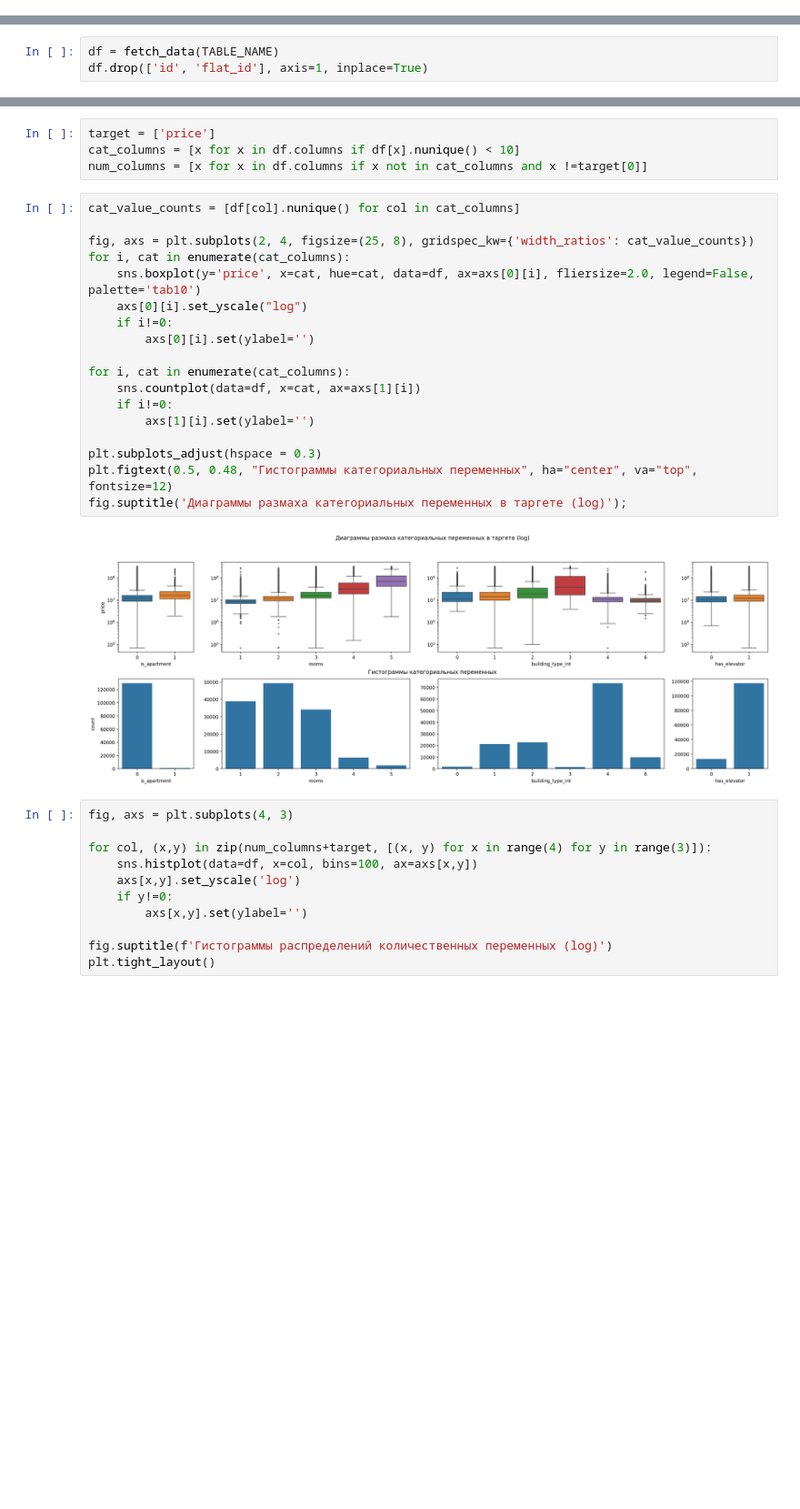
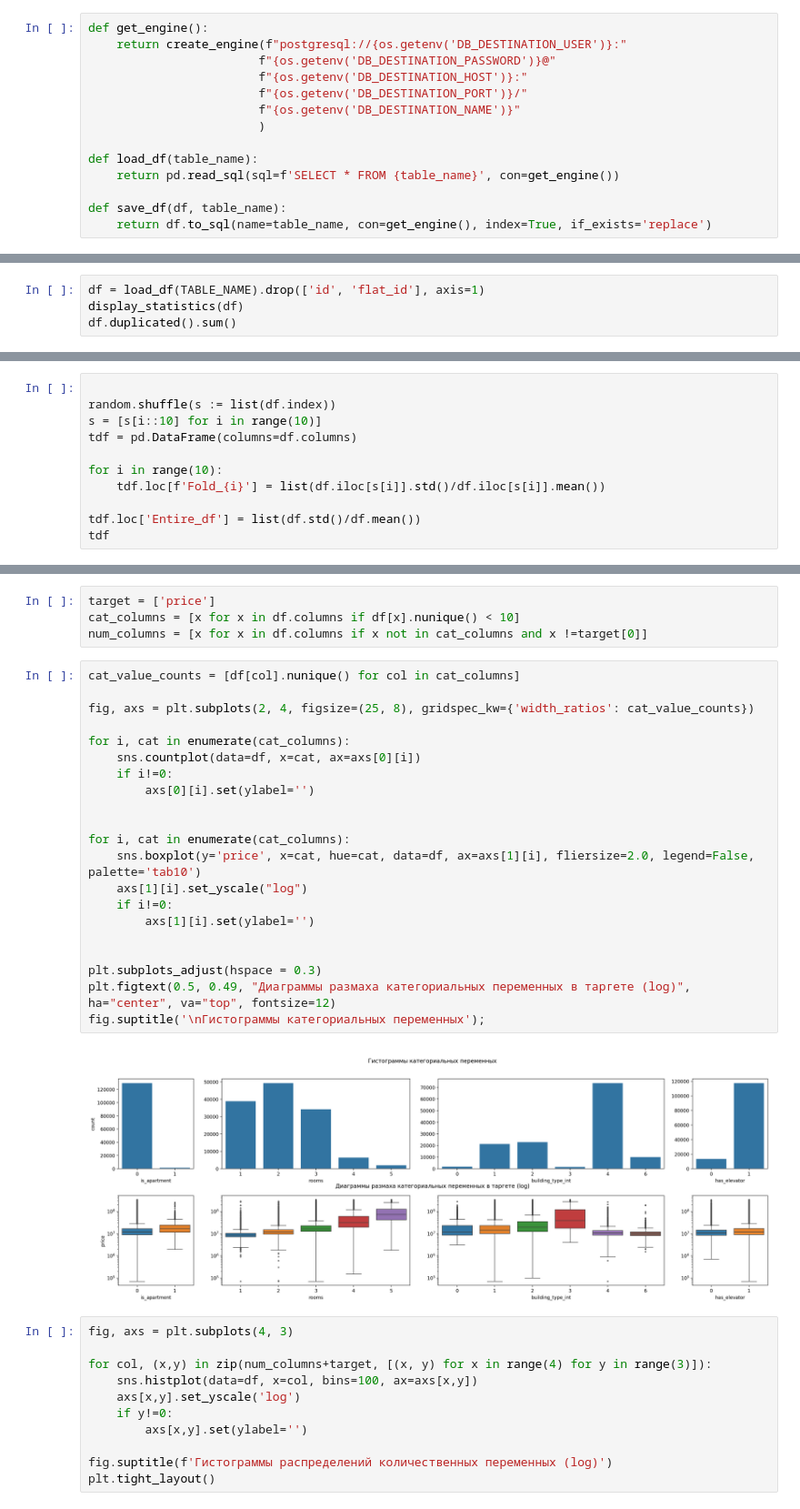
Before and after one commit to vvbelyanin/mle-project-sprint-2-v001, a Jupyter notebook: model_improvement/mle-project-sprint-2-v002.ipynb, the cells around one changed output, grey strips where cells are left out. Shown at 91% size. Drawn from its saved outputs; the diff is of its cells as text; blank space fills up the shorter version.

```diff
--- a/model_improvement/mle-project-sprint-2-v002.ipynb
+++ b/model_improvement/mle-project-sprint-2-v002.ipynb
@@ -94,0 +107,14 @@ plt.rcParams['figure.figsize'] = (20, 8)
+# %%
+def get_engine():
+    return create_engine(f"postgresql://{os.getenv('DB_DESTINATION_USER')}:"
+                        f"{os.getenv('DB_DESTINATION_PASSWORD')}@"
+                        f"{os.getenv('DB_DESTINATION_HOST')}:"
+                        f"{os.getenv('DB_DESTINATION_PORT')}/"
+                        f"{os.getenv('DB_DESTINATION_NAME')}"
+                        )
+
+def load_df(table_name):
+    return pd.read_sql(sql=f'SELECT * FROM {table_name}', con=get_engine())
+
+def save_df(df, table_name):
+    return df.to_sql(name=table_name, con=get_engine(), index=True, if_exists='replace')
@@ -95,3 +148,4 @@ plt.rcParams['figure.figsize'] = (20, 8)
 # %%
-df = fetch_data(TABLE_NAME)
-df.drop(['id', 'flat_id'], axis=1, inplace=True)
+df = load_df(TABLE_NAME).drop(['id', 'flat_id'], axis=1)
+display_statistics(df)
+df.duplicated().sum()
@@ -121,0 +154,11 @@ df.isna().isna().sum().sum(), df.duplicated().sum()
+# %%
+
+random.shuffle(s := list(df.index))
+s = [s[i::10] for i in range(10)]
+tdf = pd.DataFrame(columns=df.columns)
+
+for i in range(10):
+    tdf.loc[f'Fold_{i}'] = list(df.iloc[s[i]].std()/df.iloc[s[i]].mean())
+
+tdf.loc['Entire_df'] = list(df.std()/df.mean())
+tdf
@@ -149,23 +205,26 @@ num_columns = [x for x in df.columns if x not in cat_columns and x !=target[0]]
 # %%
 cat_value_counts = [df[col].nunique() for col in cat_columns]
 
 fig, axs = plt.subplots(2, 4, figsize=(25, 8), gridspec_kw={'width_ratios': cat_value_counts})
+
 for i, cat in enumerate(cat_columns):
-    sns.boxplot(y='price', x=cat, hue=cat, data=df, ax=axs[0][i], fliersize=2.0, legend=False, palette='tab10')
-    axs[0][i].set_yscale("log")
+    sns.countplot(data=df, x=cat, ax=axs[0][i])
     if i!=0:
         axs[0][i].set(ylabel='')
 
+
 for i, cat in enumerate(cat_columns):
-    sns.countplot(data=df, x=cat, ax=axs[1][i])
+    sns.boxplot(y='price', x=cat, hue=cat, data=df, ax=axs[1][i], fliersize=2.0, legend=False, palette='tab10')
+    axs[1][i].set_yscale("log")
     if i!=0:
         axs[1][i].set(ylabel='')
 
+
 plt.subplots_adjust(hspace = 0.3)
-plt.figtext(0.5, 0.48, "Гистограммы категориальных переменных", ha="center", va="top", fontsize=12)
-fig.suptitle('Диаграммы размаха категориальных переменных в таргете (log)');
+plt.figtext(0.5, 0.49, "Диаграммы размаха категориальных переменных в таргете (log)", ha="center", va="top", fontsize=12)
+fig.suptitle('\nГистограммы категориальных переменных');
 # %% [output]
-[figure, old version]
+[figure, new version]
 # %%
 fig, axs = plt.subplots(4, 3)
 
```
Also changed, not shown: parts of 13 cells of this notebook, 4 other files.
